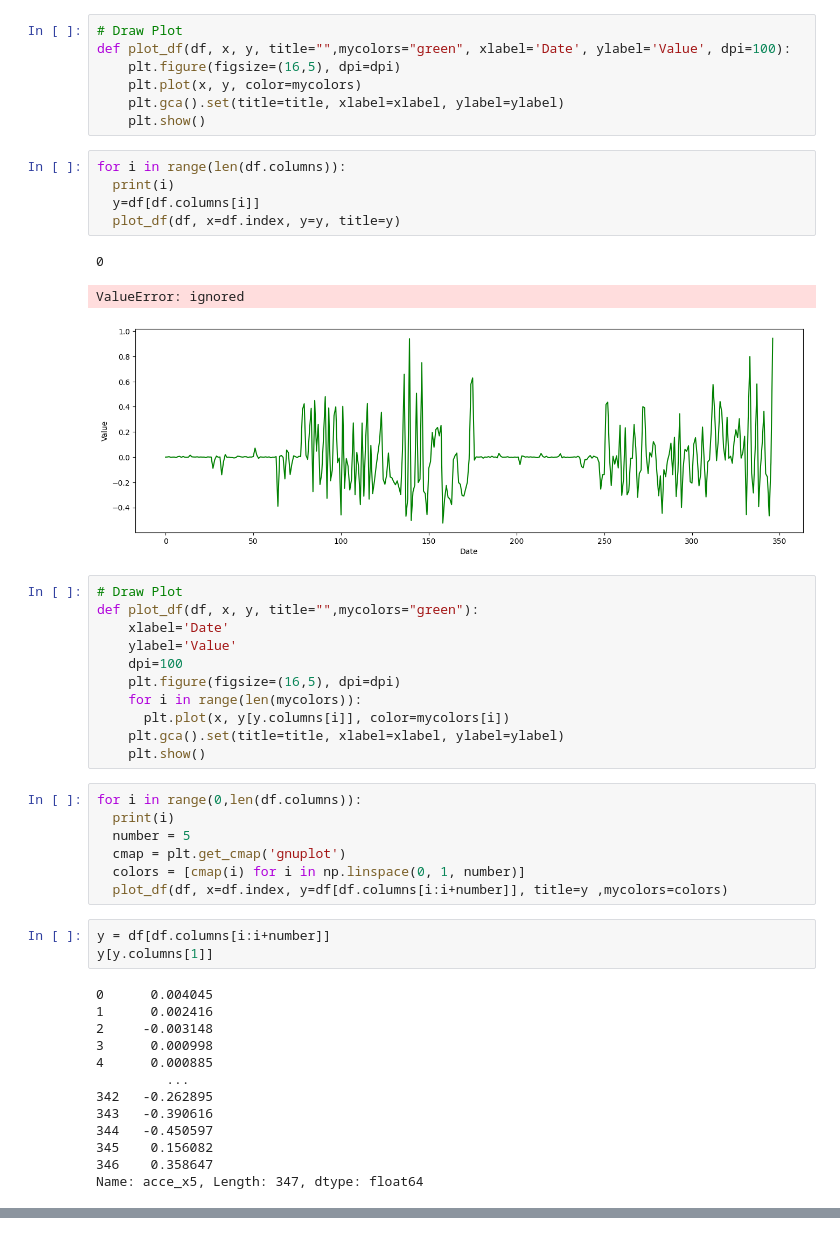
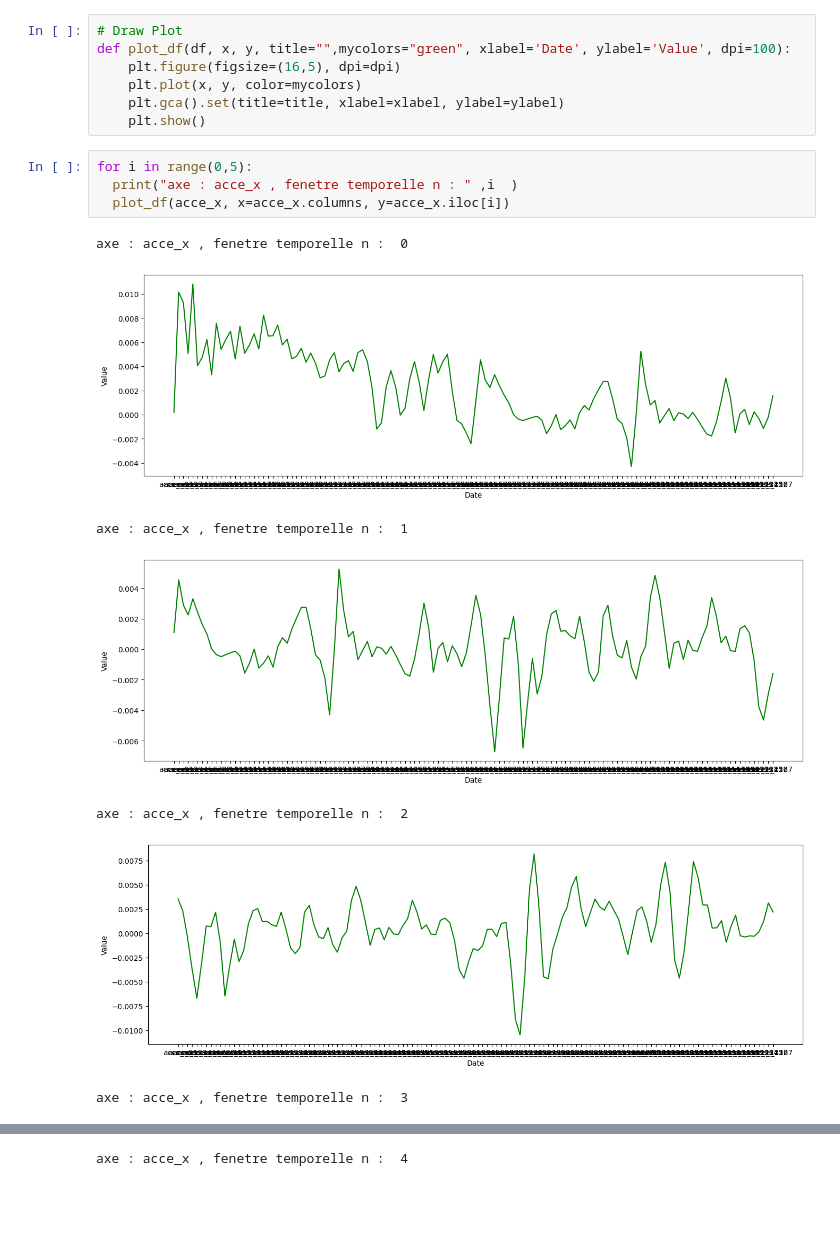
Before and after one commit to SeyfGoumeida/Time_series_Unsupervised_Learning, a Jupyter notebook: unsupervised_learning_project.ipynb, the cells around one changed output, grey strips where cells are left out. Saved outputs shown, nothing was run; the diff lists cells and outputs as text; blank space fills up the shorter version.

```diff
--- a/unsupervised_learning_project.ipynb
+++ b/unsupervised_learning_project.ipynb
@@ -57,46 +86,15 @@ def plot_df(df, x, y, title="",mycolors="green", xlabel='Date', ylabel='Value',
     plt.plot(x, y, color=mycolors)
     plt.gca().set(title=title, xlabel=xlabel, ylabel=ylabel)
     plt.show()
-# %%
-for i in range(len(df.columns)):
-  print(i)
-  y=df[df.columns[i]]
-  plot_df(df, x=df.index, y=y, title=y)
-# %% [output]
-0
-ValueError: ignored
-[figure, removed]
-# %%
-# Draw Plot
-def plot_df(df, x, y, title="",mycolors="green"):
-    xlabel='Date'
-    ylabel='Value'
-    dpi=100
-    plt.figure(figsize=(16,5), dpi=dpi)
-    for i in range(len(mycolors)):
-      plt.plot(x, y[y.columns[i]], color=mycolors[i])
-    plt.gca().set(title=title, xlabel=xlabel, ylabel=ylabel)
-    plt.show()
-# %%
-for i in range(0,len(df.columns)):
-  print(i)
-  number = 5
-  cmap = plt.get_cmap('gnuplot')
-  colors = [cmap(i) for i in np.linspace(0, 1, number)]
-  plot_df(df, x=df.index, y=df[df.columns[i:i+number]], title=y ,mycolors=colors)
-# %%
-y = df[df.columns[i:i+number]]
-y[y.columns[1]]
-# %% [output]
-0      0.004045
-1      0.002416
-2     -0.003148
-3      0.000998
-4      0.000885
-         ...
-342   -0.262895
-343   -0.390616
-344   -0.450597
-345    0.156082
-346    0.358647
-Name: acce_x5, Length: 347, dtype: float64
+# %%
+for i in range(0,5):
+  print("axe : acce_x , fenetre temporelle n : " ,i  )
+  plot_df(acce_x, x=acce_x.columns, y=acce_x.iloc[i])
+# %% [output]
+axe : acce_x , fenetre temporelle n :  0
+[figure, added]
+axe : acce_x , fenetre temporelle n :  1
+[figure, added]
+axe : acce_x , fenetre temporelle n :  2
+[figure, added]
+axe : acce_x , fenetre temporelle n :  3
@@ -102,0 +102 @@ Name: acce_x5, Length: 347, dtype: float64
+axe : acce_x , fenetre temporelle n :  4
```
Also changed, not shown: parts of 28 cells of this notebook.
